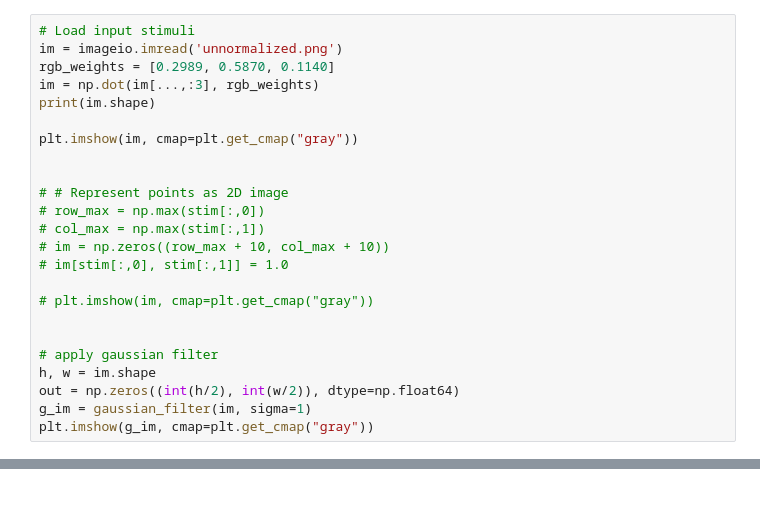
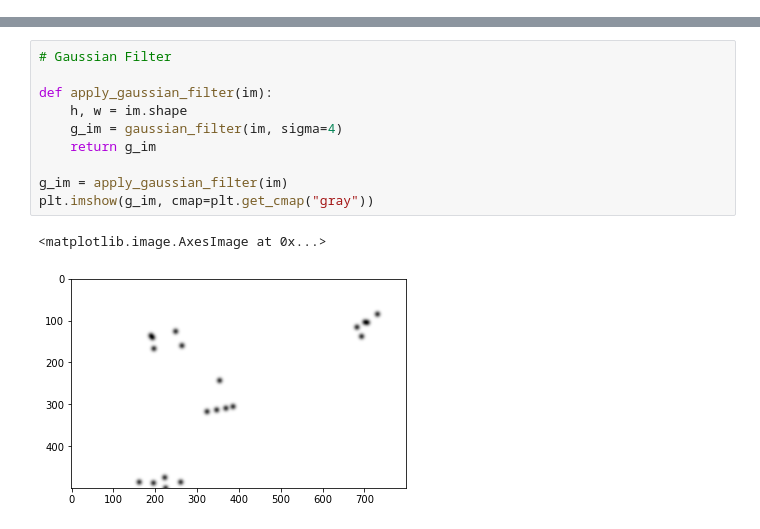
Before and after one commit to aballari9/CAB-Final-Project, a Jupyter notebook: src/conv.ipynb, the cells around one changed output, grey strips where cells are left out. Cells and saved outputs as stored; diff of their text form; blank space fills up the shorter version.

Commit message:
attempted visual clustering

```diff
--- a/src/conv.ipynb
+++ b/src/conv.ipynb
@@ -104,24 +12,0 @@ plot_stimuli(stim, 'unnormalized_labeled.png', show_labels=True)
-# %%
-# Load input stimuli
-im = imageio.imread('unnormalized.png')
-rgb_weights = [0.2989, 0.5870, 0.1140]
-im = np.dot(im[...,:3], rgb_weights)
-print(im.shape)
-
-plt.imshow(im, cmap=plt.get_cmap("gray"))
-
-
-# # Represent points as 2D image
-# row_max = np.max(stim[:,0])
-# col_max = np.max(stim[:,1])
-# im = np.zeros((row_max + 10, col_max + 10))
-# im[stim[:,0], stim[:,1]] = 1.0
-
-# plt.imshow(im, cmap=plt.get_cmap("gray"))
-
-
-# apply gaussian filter
-h, w = im.shape
-out = np.zeros((int(h/2), int(w/2)), dtype=np.float64)
-g_im = gaussian_filter(im, sigma=1)
-plt.imshow(g_im, cmap=plt.get_cmap("gray"))
@@ -289,0 +86,13 @@ int64
+# %%
+# Gaussian Filter
+
+def apply_gaussian_filter(im):
+    h, w = im.shape
+    g_im = gaussian_filter(im, sigma=4)
+    return g_im
+
+g_im = apply_gaussian_filter(im)
+plt.imshow(g_im, cmap=plt.get_cmap("gray"))
+# %% [output]
+<matplotlib.image.AxesImage at 0x...>
+[figure, added]
```
Also changed, not shown: parts of 21 cells of this notebook.
